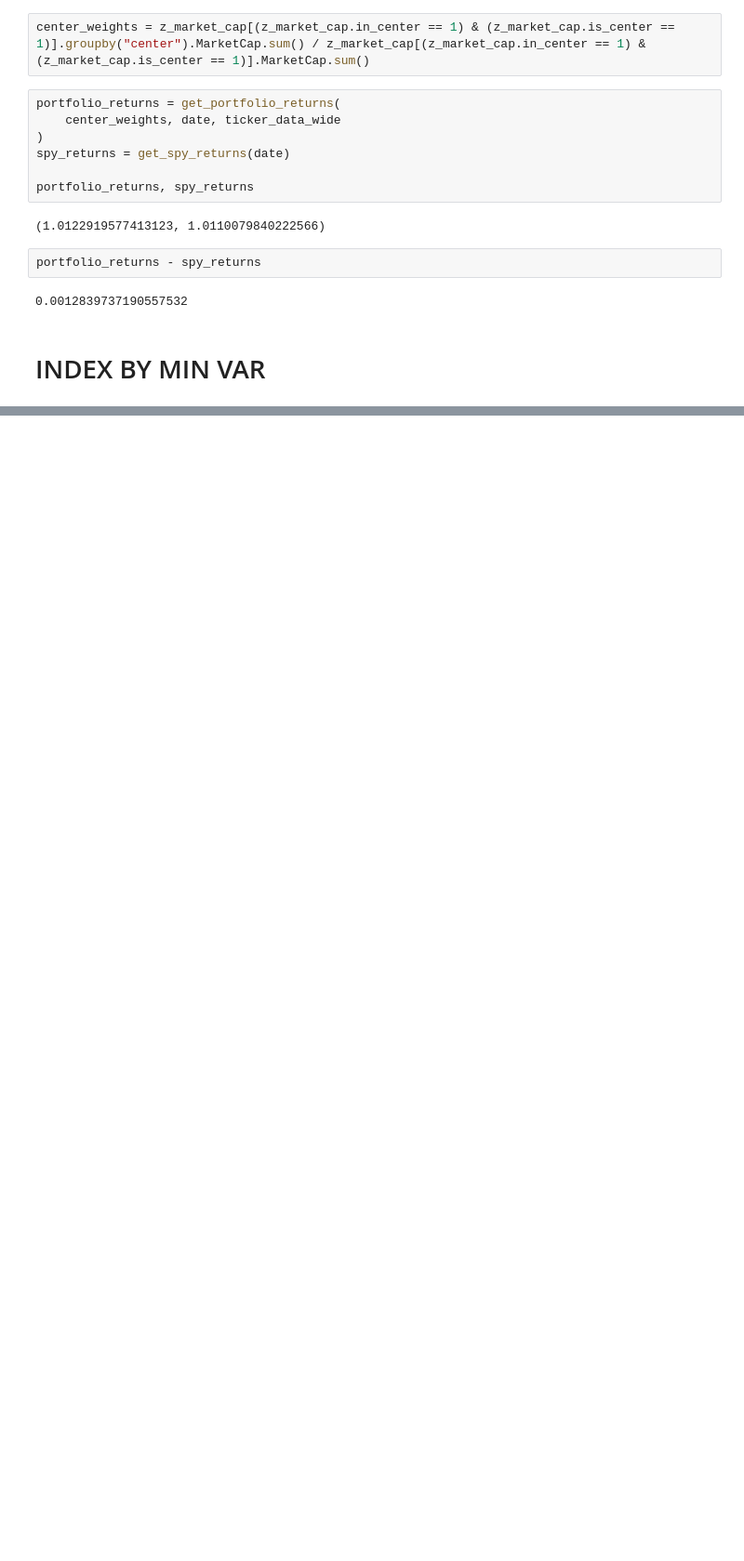
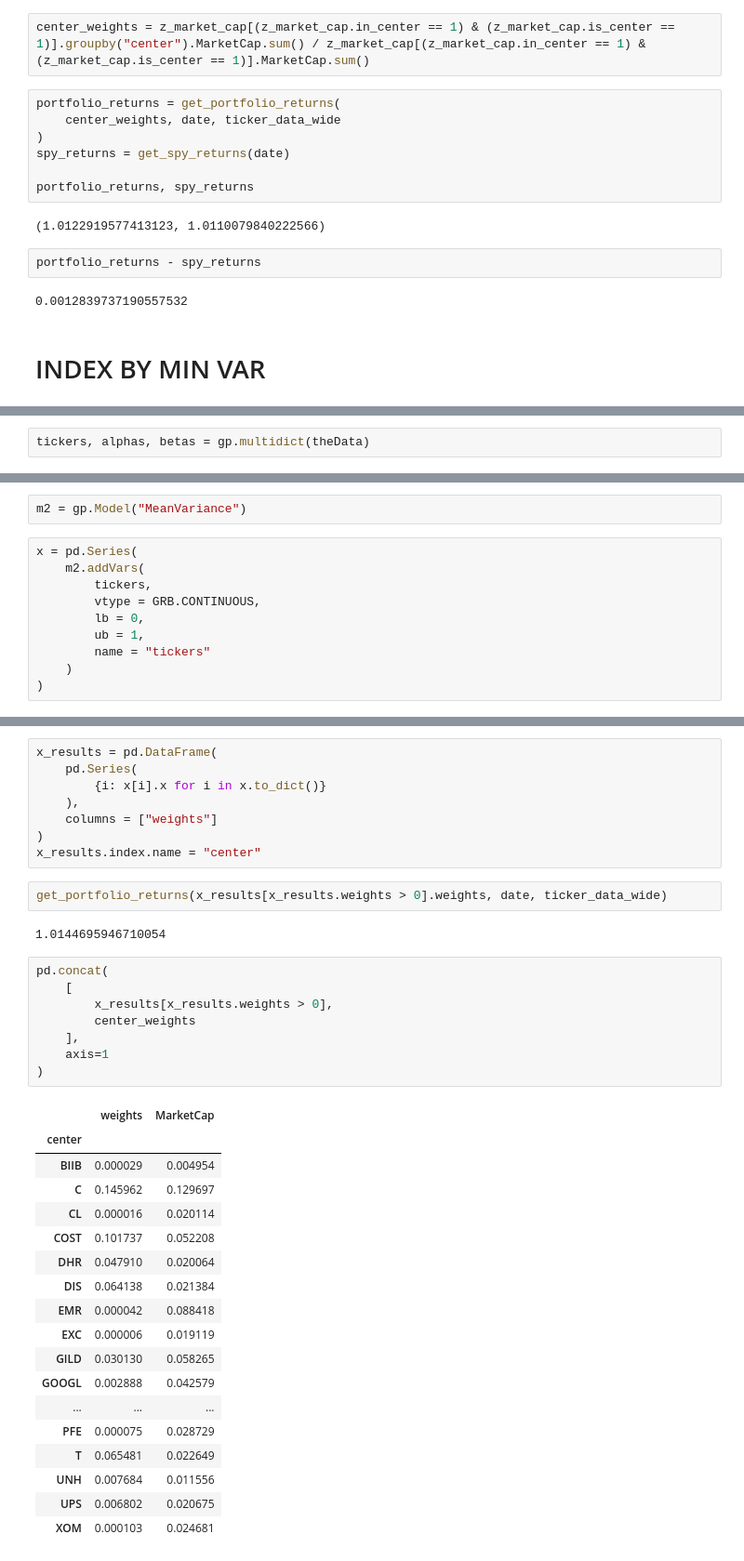
Before and after one commit to layoups/index-funds, a Jupyter notebook: create_indices.ipynb, the cells around one changed output, grey strips where cells are left out. Shown at 93% size. Drawn from its saved outputs; the diff is of its cells as text; blank space fills up the shorter version.

Commit message:
mean var sketch

```diff
--- a/create_indices.ipynb
+++ b/create_indices.ipynb
@@ -239,0 +198,2 @@ ticker_data.loc[(ticker_data.index.get_level_values(0).unique()[:10], pd.date_ra
+# %%
+tickers, alphas, betas = gp.multidict(theData)
@@ -239,0 +204,12 @@ ticker_data.loc[(ticker_data.index.get_level_values(0).unique()[:10], pd.date_ra
+# %%
+m2 = gp.Model("MeanVariance")
+# %%
+x = pd.Series(
+    m2.addVars(
+        tickers,
+        vtype = GRB.CONTINUOUS,
+        lb = 0,
+        ub = 1,
+        name = "tickers"
+    )
+)
@@ -240,3 +273,42 @@ ticker_data.loc[(ticker_data.index.get_level_values(0).unique()[:10], pd.date_ra
+# %%
+x_results = pd.DataFrame(
+    pd.Series(
+        {i: x[i].x for i in x.to_dict()}
+    ),
+    columns = ["weights"]
+)
+x_results.index.name = "center"
+# %%
+get_portfolio_returns(x_results[x_results.weights > 0].weights, date, ticker_data_wide)
+# %% [output]
+1.0144695946710054
+# %%
+pd.concat(
+    [
+        x_results[x_results.weights > 0],
+        center_weights
+    ],
+    axis=1
+)
+# %% [output]
+|  | weights | MarketCap |
+| center |  |  |
+| BIIB | 0.000029 | 0.004954 |
+| C | 0.145962 | 0.129697 |
+| CL | 0.000016 | 0.020114 |
+| COST | 0.101737 | 0.052208 |
+| DHR | 0.047910 | 0.020064 |
+| DIS | 0.064138 | 0.021384 |
+| EMR | 0.000042 | 0.088418 |
+| EXC | 0.000006 | 0.019119 |
+| GILD | 0.030130 | 0.058265 |
+| GOOGL | 0.002888 | 0.042579 |
+| ... | ... | ... |
+| PFE | 0.000075 | 0.028729 |
+| T | 0.065481 | 0.022649 |
+| UNH | 0.007684 | 0.011556 |
+| UPS | 0.006802 | 0.020675 |
+| XOM | 0.000103 | 0.024681 |
 # %% [markdown]
 <a style='text-decoration:none;line-height:16px;display:flex;color:#5B5B62;padding:10px;justify-content:end;' href='https://deepnote.com?utm_source=created-in-deepnote-cell&projectId=80cc924b-f00e-4408-bf29-ac16ba2efaff' target="_blank">
 <img alt='Created in deepnote.com' style='display:inline;max-height:16px;margin:0px;margin-right:7.5px;' src='embedded-picture-1' > </img>
```
Also changed, not shown: parts of 15 cells of this notebook, 2 other files.
